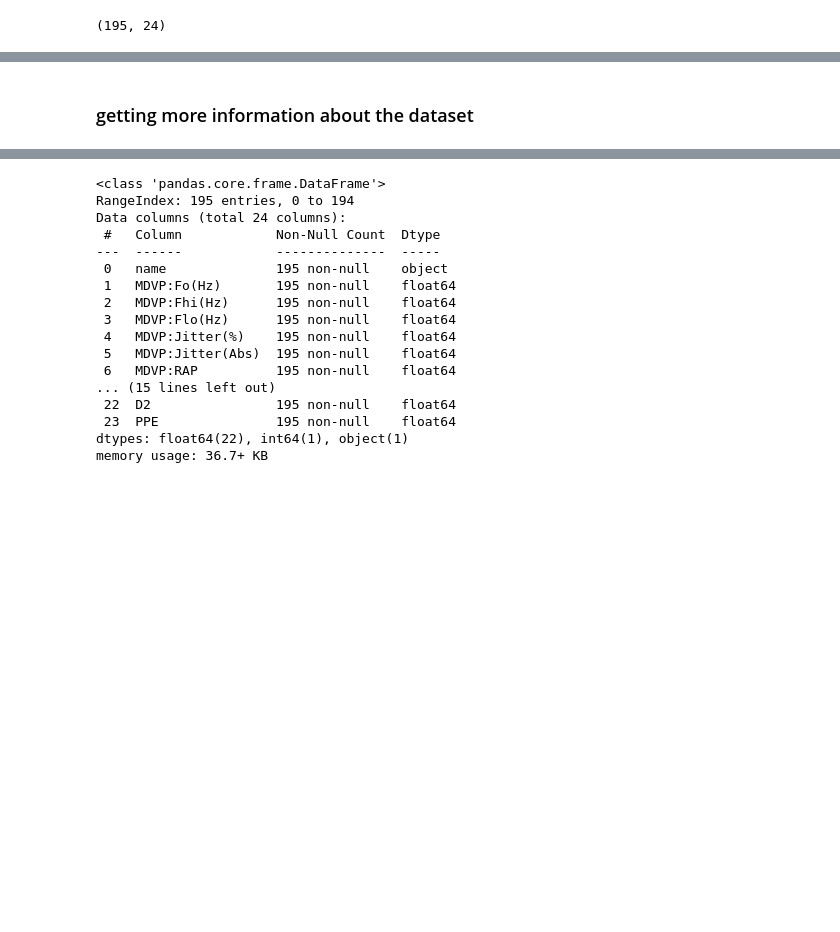
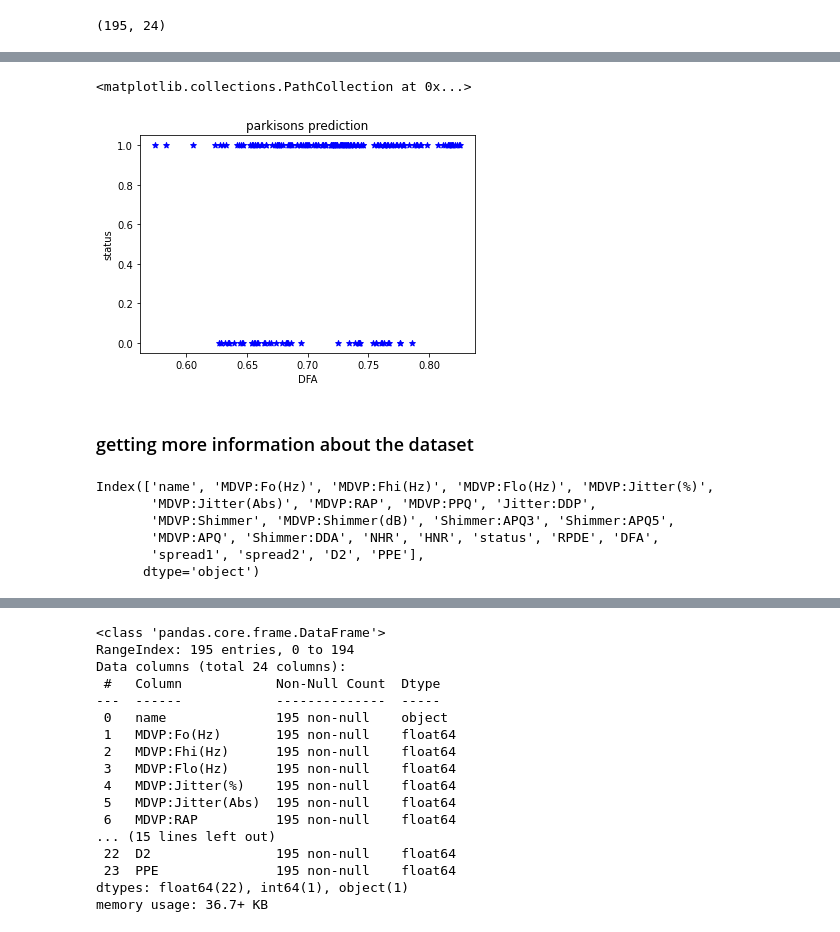
Before and after one commit to sohammanjrekar/Multiple-Disease-Prediction-Webapp, a Jupyter notebook: Code/Multiple disease prediction system - Parkinsons.ipynb, the cells around one changed output, grey strips where cells are left out. Drawn from its saved outputs; the diff is of its cells as text; code cells hidden in the pictures; blank space fills up the shorter version.

```diff
--- a/Code/Multiple disease prediction system - Parkinsons.ipynb
+++ b/Code/Multiple disease prediction system - Parkinsons.ipynb
@@ -35,2 +59,19 @@ parkinsons_data.shape
+# %%
+plt.xlabel('DFA')
+plt.ylabel('status')
+plt.title('parkisons prediction')
+plt.scatter(parkinsons_data.DFA, parkinsons_data.status,color='blue',marker='*')
+# %% [output]
+<matplotlib.collections.PathCollection at 0x...>
+[figure, added]
 # %% [markdown]
 ### getting more information about the dataset
+# %%
+parkinsons_data.columns
+# %% [output]
+Index(['name', 'MDVP:Fo(Hz)', 'MDVP:Fhi(Hz)', 'MDVP:Flo(Hz)', 'MDVP:Jitter(%)',
+       'MDVP:Jitter(Abs)', 'MDVP:RAP', 'MDVP:PPQ', 'Jitter:DDP',
+       'MDVP:Shimmer', 'MDVP:Shimmer(dB)', 'Shimmer:APQ3', 'Shimmer:APQ5',
+       'MDVP:APQ', 'Shimmer:DDA', 'NHR', 'HNR', 'status', 'RPDE', 'DFA',
+       'spread1', 'spread2', 'D2', 'PPE'],
+      dtype='object')
```
Also changed, not shown: parts of 14 cells of this notebook.
